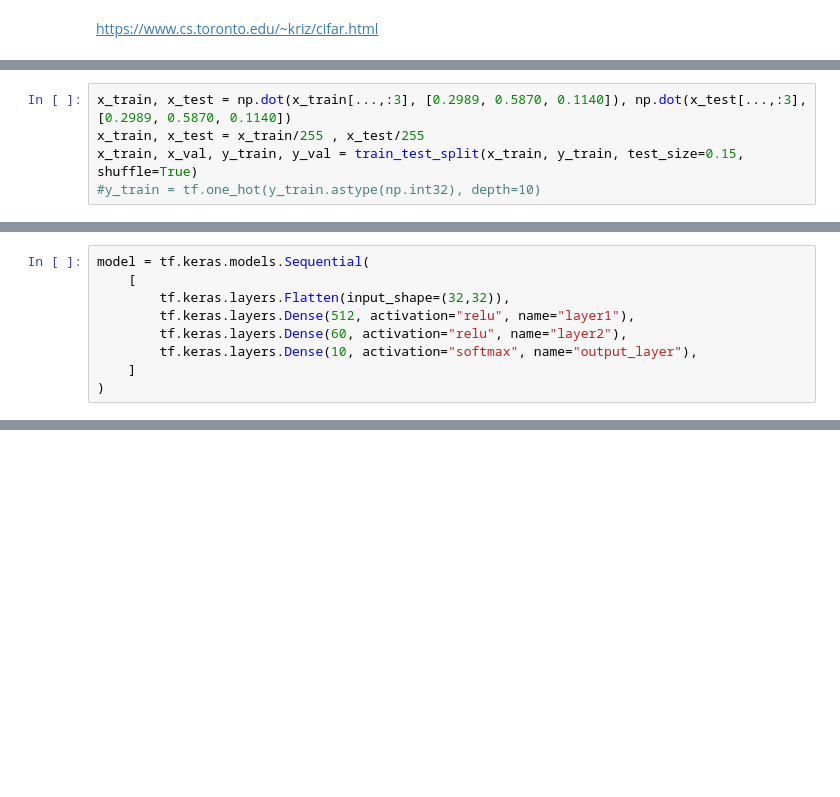
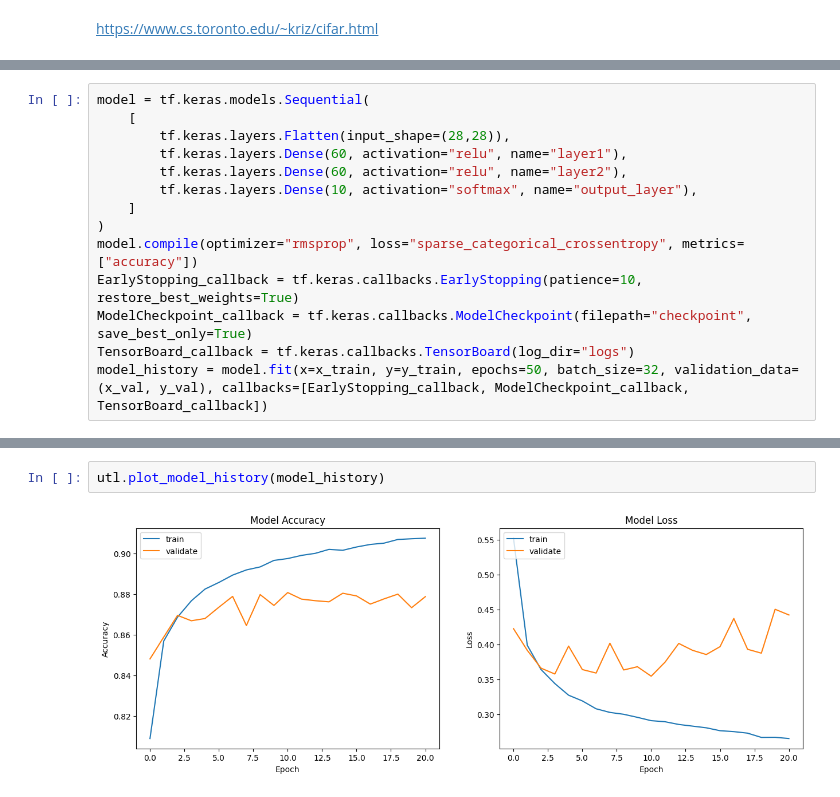
Before and after one commit to meysam-aghili/ANN, a Jupyter notebook: fashion_mnist/fashion_mnist.ipynb, the cells around one changed output, grey strips where cells are left out. Cells and saved outputs as stored; diff of their text form; blank space fills up the shorter version.

```diff
--- a/fashion_mnist/fashion_mnist.ipynb
+++ b/fashion_mnist/fashion_mnist.ipynb
@@ -19,6 +24 @@ plt.imshow(np.dot(x_train[1], [0.2989, 0.5870, 0.1140]), cmap=plt.get_cmap('gray
 plt.show()
-# %%
-x_train, x_test = np.dot(x_train[...,:3], [0.2989, 0.5870, 0.1140]), np.dot(x_test[...,:3], [0.2989, 0.5870, 0.1140])
-x_train, x_test = x_train/255 , x_test/255
-x_train, x_val, y_train, y_val = train_test_split(x_train, y_train, test_size=0.15, shuffle=True)
-#y_train = tf.one_hot(y_train.astype(np.int32), depth=10)
@@ -25,9 +33,14 @@ x_train, x_val, y_train, y_val = train_test_split(x_train, y_train, test_size=0.
 # %%
 model = tf.keras.models.Sequential(
     [
-        tf.keras.layers.Flatten(input_shape=(32,32)),
-        tf.keras.layers.Dense(512, activation="relu", name="layer1"),
+        tf.keras.layers.Flatten(input_shape=(28,28)),
+        tf.keras.layers.Dense(60, activation="relu", name="layer1"),
         tf.keras.layers.Dense(60, activation="relu", name="layer2"),
         tf.keras.layers.Dense(10, activation="softmax", name="output_layer"),
     ]
 )
+model.compile(optimizer="rmsprop", loss="sparse_categorical_crossentropy", metrics=["accuracy"])
+EarlyStopping_callback = tf.keras.callbacks.EarlyStopping(patience=10, restore_best_weights=True)
+ModelCheckpoint_callback = tf.keras.callbacks.ModelCheckpoint(filepath="checkpoint", save_best_only=True)
+TensorBoard_callback = tf.keras.callbacks.TensorBoard(log_dir="logs")
+model_history = model.fit(x=x_train, y=y_train, epochs=50, batch_size=32, validation_data=(x_val, y_val), callbacks=[EarlyStopping_callback, ModelCheckpoint_callback, TensorBoard_callback])
@@ -158,0 +94,4 @@ plt.show()
+# %%
+utl.plot_model_history(model_history)
+# %% [output]
+[figure, added]
```
Also changed, not shown: parts of 18 cells of this notebook, 17 other files.
